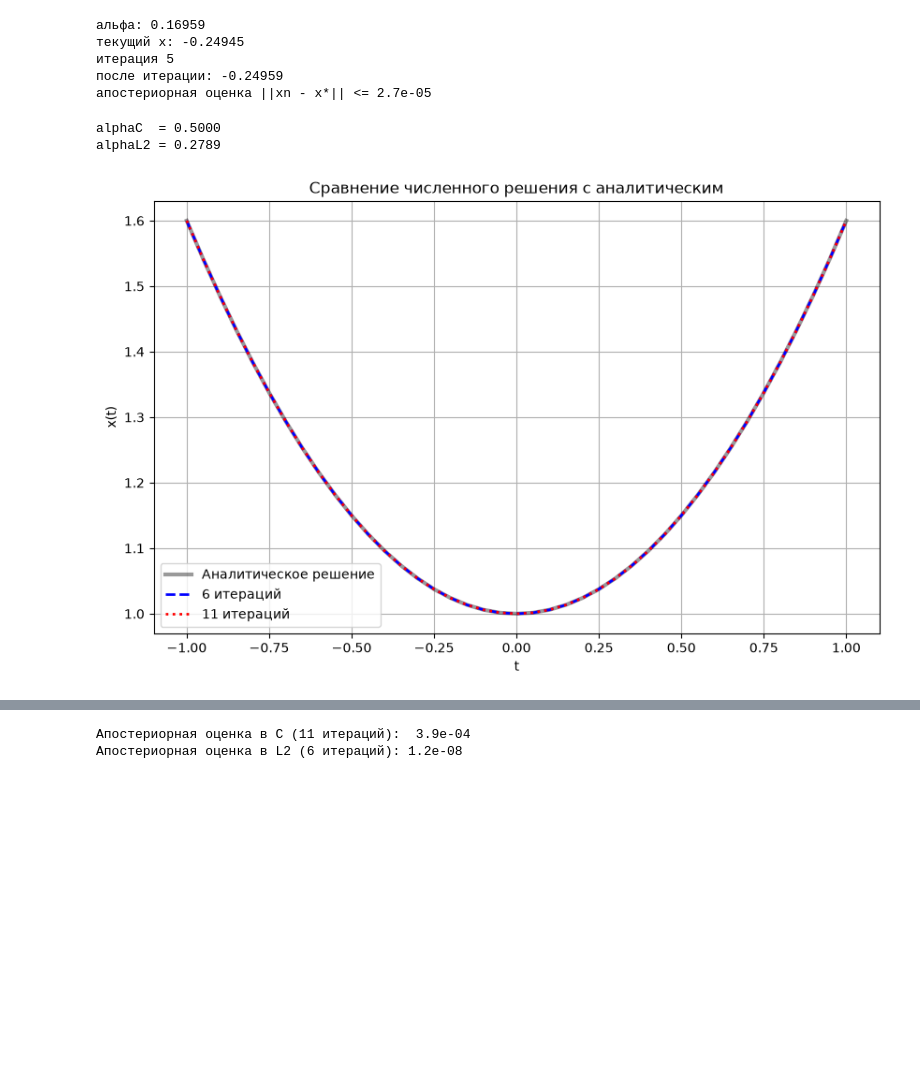
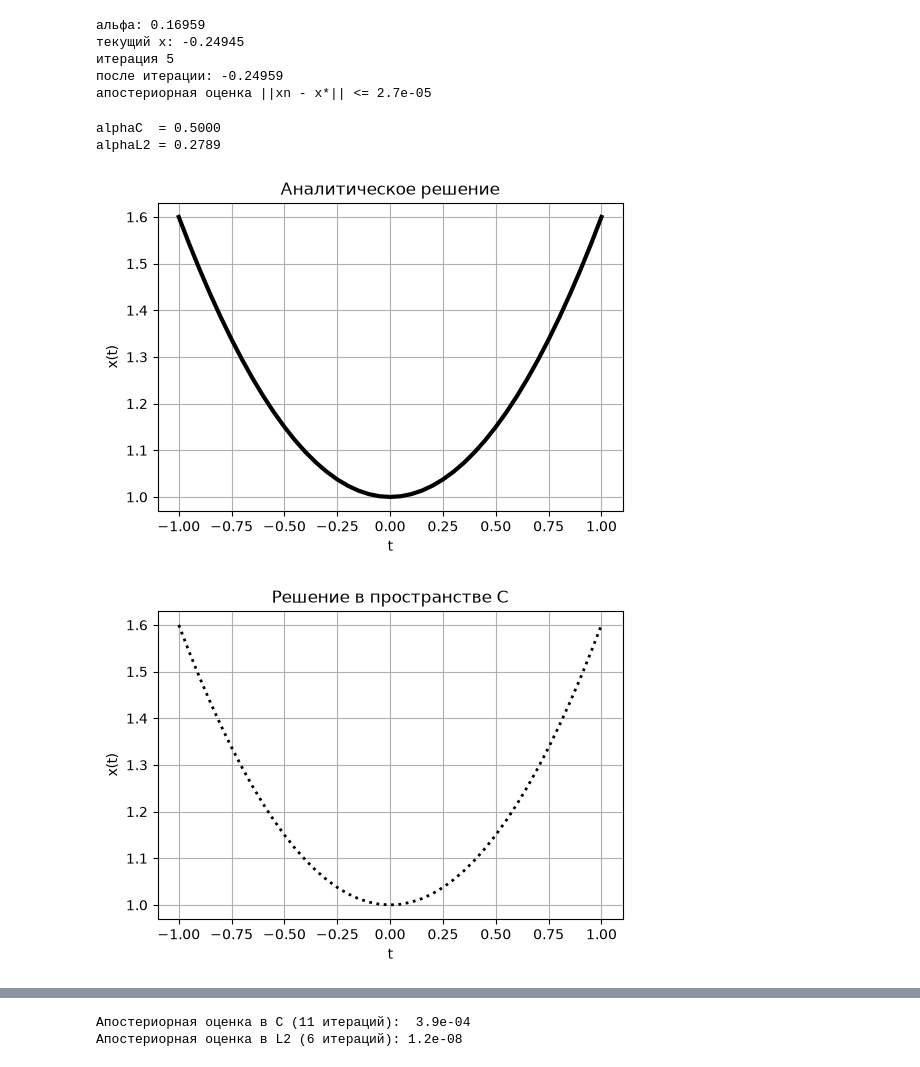
Before and after one commit to vaniiaaa/VMA, a Jupyter notebook: cheb.ipynb, the cells around one changed output, grey strips where cells are left out. Drawn from its saved outputs; the diff is of its cells as text; code cells hidden in the pictures; blank space fills up the shorter version.

```diff
--- a/cheb.ipynb
+++ b/cheb.ipynb
@@ -128,38 +128,51 @@ def solve(iterations, step=0.02):
 
 step = 0.05
 x0 = 0
 x1 = 1
 eps = 1e-3
 n_itersC = int(np.log(eps * (1 - alphaC) / (abs(x0 - x1))) / np.log(alphaC)) + 1
 norm_for_n = np.sqrt(calculate_integral(-1, 1, lambda s: 1, step=step))
 n_itersL2 = int(np.log(eps * (1 - alphaL2) / norm_for_n) / np.log(alphaL2)) + 1
 t_vals, x_6, x_5 = solve(iterations=n_itersC, step=step)
 _, x_11, x_10 = solve(iterations=n_itersL2, step=step)
 
 x_analytical = 1 + 0.6 * t_vals**2
 
-plt.figure(figsize=(10, 6))
-plt.plot(t_vals, x_analytical, label='Аналитическое решение', color='black', linewidth=3, alpha = 0.4)
-plt.plot(t_vals, x_6, label=f"{n_itersL2} итераций", color='blue', linestyle='--', linewidth=2)
-plt.plot(t_vals, x_11, label=f"{n_itersC} итераций", color='red', linestyle=':', linewidth=2)
-
-plt.title('Сравнение численного решения с аналитическим')
+plt.figure(figsize=(6, 4))
+plt.plot(t_vals, x_analytical, color='black', linewidth=3)
+plt.title('Аналитическое решение')
 plt.xlabel('t')
 plt.ylabel('x(t)')
-plt.legend()
+plt.grid(True)
+plt.show()
+
+plt.figure(figsize=(6, 4))
+plt.plot(t_vals, x_11, color='black', linestyle=':', linewidth=2)
+plt.title('Решение в пространстве С')
+plt.xlabel('t')
+plt.ylabel('x(t)')
+plt.grid(True)
+plt.show()
+
+plt.figure(figsize=(6, 4))
+plt.plot(t_vals, x_6, color='black', linestyle=':', linewidth=2)
+plt.title('Решение в пространстве L2')
+plt.xlabel('t')
+plt.ylabel('x(t)')
 plt.grid(True)
 plt.show()
 
 norm_C = np.max(np.abs(x_10 - x_11))
 error_C = (alphaC / (1 - alphaC)) * norm_C
 print(f"Апостериорная оценка в C ({n_itersC} итераций):  {error_C:.1e}")
 
 def diff_squared(t):
     return np.interp(t, t_vals, (x_5 - x_6)**2)
 norm_L2 = np.sqrt(calculate_integral(-1, 1, diff_squared, step=step))
 error_L2 = (alphaL2 / (1 - alphaL2)) * norm_L2
 print(f"Апостериорная оценка в L2 ({n_itersL2} итераций): {error_L2:.1e}")
 # %% [output]
 alphaC  = 0.5000
 alphaL2 = 0.2789
-[figure, old version]
+[figure, new version]
+[figure, added]
```
Also changed, not shown: parts of 1 cell of this notebook, 1 other file.
